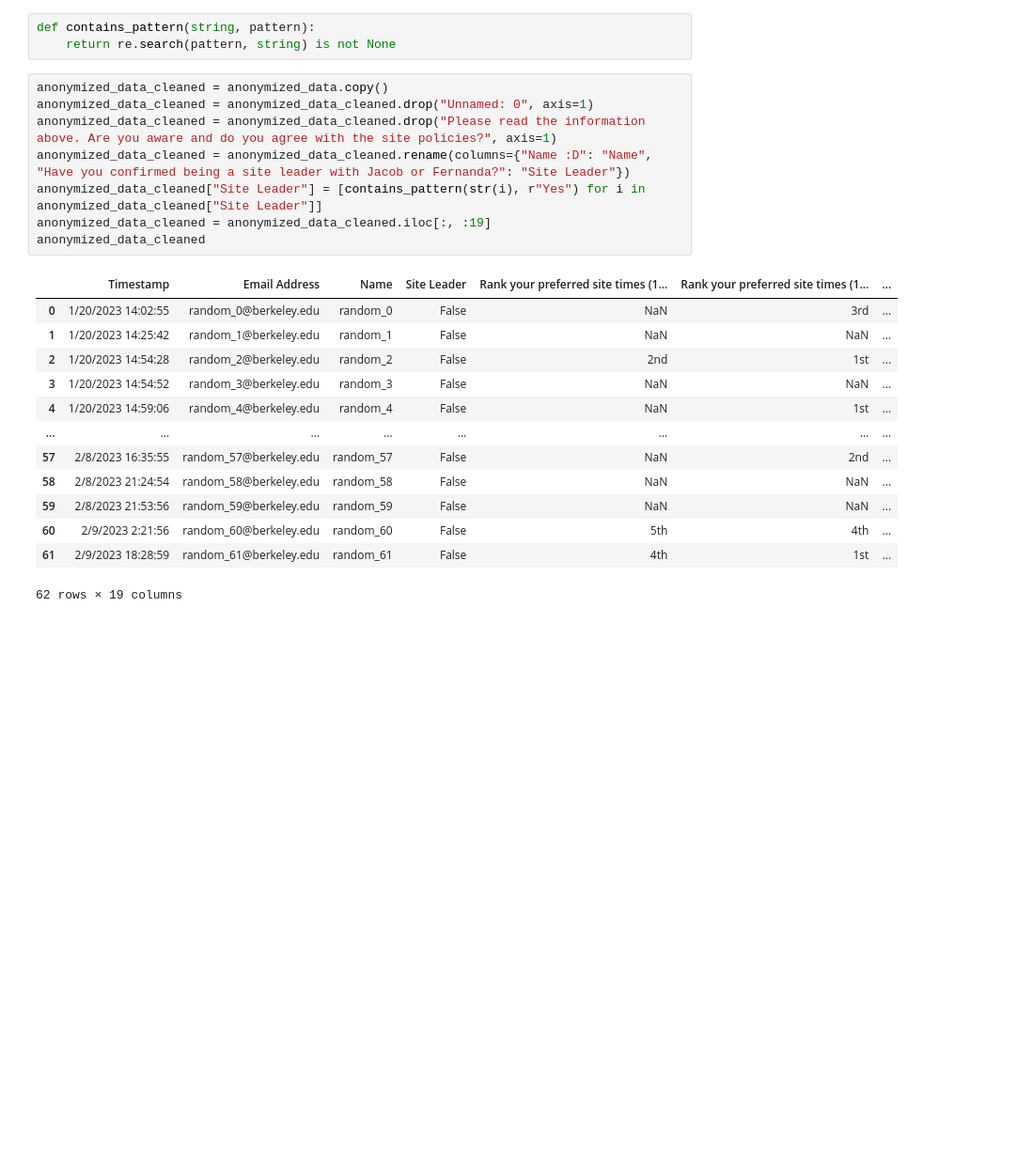
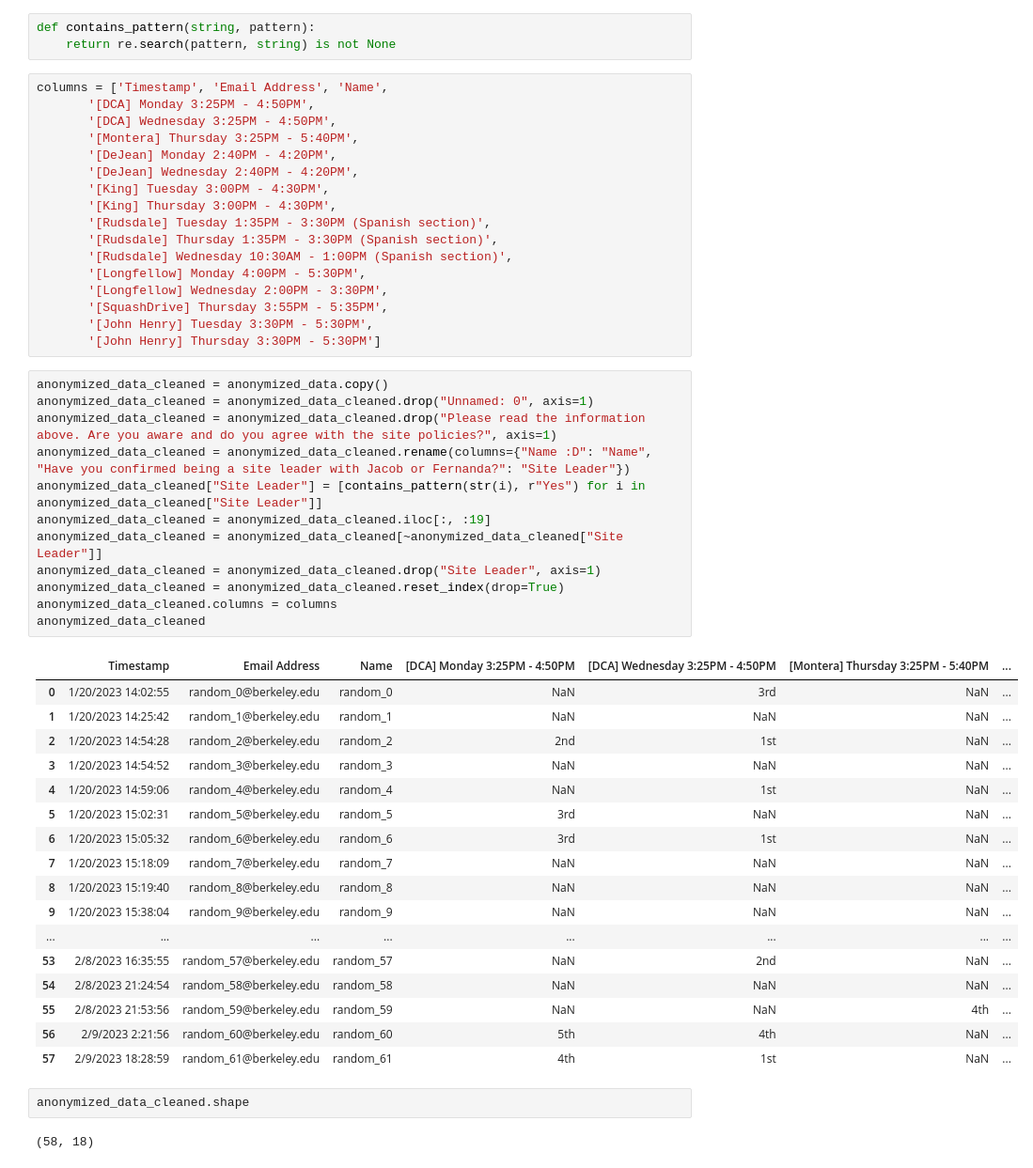
Before and after one commit to ANovaBerkeley/Site-Slotting, a Jupyter notebook: site-slotting/notebook.ipynb, the cells around one changed output. Shown: that part at 94% size. Cells and saved outputs as stored; diff of their text form; blank space fills up the shorter version.

```diff
--- a/site-slotting/notebook.ipynb
+++ b/site-slotting/notebook.ipynb
@@ -24,25 +26,54 @@ anonymized_data
 # %%
 def contains_pattern(string, pattern):
     return re.search(pattern, string) is not None
+# %%
+columns = ['Timestamp', 'Email Address', 'Name',
+       '[DCA] Monday 3:25PM - 4:50PM',
+       '[DCA] Wednesday 3:25PM - 4:50PM',
+       '[Montera] Thursday 3:25PM - 5:40PM',
+       '[DeJean] Monday 2:40PM - 4:20PM',
+       '[DeJean] Wednesday 2:40PM - 4:20PM',
+       '[King] Tuesday 3:00PM - 4:30PM',
+       '[King] Thursday 3:00PM - 4:30PM',
+       '[Rudsdale] Tuesday 1:35PM - 3:30PM (Spanish section)',
+       '[Rudsdale] Thursday 1:35PM - 3:30PM (Spanish section)',
+       '[Rudsdale] Wednesday 10:30AM - 1:00PM (Spanish section)',
+       '[Longfellow] Monday 4:00PM - 5:30PM',
+       '[Longfellow] Wednesday 2:00PM - 3:30PM',
+       '[SquashDrive] Thursday 3:55PM - 5:35PM',
+       '[John Henry] Tuesday 3:30PM - 5:30PM',
+       '[John Henry] Thursday 3:30PM - 5:30PM']
 # %%
 anonymized_data_cleaned = anonymized_data.copy()
 anonymized_data_cleaned = anonymized_data_cleaned.drop("Unnamed: 0", axis=1)
 anonymized_data_cleaned = anonymized_data_cleaned.drop("Please read the information above. Are you aware and do you agree with the site policies?", axis=1)
 anonymized_data_cleaned = anonymized_data_cleaned.rename(columns={"Name :D": "Name", "Have you confirmed being a site leader with Jacob or Fernanda?": "Site Leader"})
 anonymized_data_cleaned["Site Leader"] = [contains_pattern(str(i), r"Yes") for i in anonymized_data_cleaned["Site Leader"]]
 anonymized_data_cleaned = anonymized_data_cleaned.iloc[:, :19]
+anonymized_data_cleaned = anonymized_data_cleaned[~anonymized_data_cleaned["Site Leader"]]
+anonymized_data_cleaned = anonymized_data_cleaned.drop("Site Leader", axis=1)
+anonymized_data_cleaned = anonymized_data_cleaned.reset_index(drop=True)
+anonymized_data_cleaned.columns = columns
 anonymized_data_cleaned
 # %% [output]
-|  | Timestamp | Email Address | Name | Site Leader | Rank your preferred site times (1... | Rank your preferred site times (1... | ... |
-| 0 | 1/20/2023 14:02:55 | random_0@berkeley.edu | random_0 | False | NaN | 3rd | ... |
-| 1 | 1/20/2023 14:25:42 | random_1@berkeley.edu | random_1 | False | NaN | NaN | ... |
-| 2 | 1/20/2023 14:54:28 | random_2@berkeley.edu | random_2 | False | 2nd | 1st | ... |
-| 3 | 1/20/2023 14:54:52 | random_3@berkeley.edu | random_3 | False | NaN | NaN | ... |
-| 4 | 1/20/2023 14:59:06 | random_4@berkeley.edu | random_4 | False | NaN | 1st | ... |
+|  | Timestamp | Email Address | Name | [DCA] Monday 3:25PM - 4:50PM | [DCA] Wednesday 3:25PM - 4:50PM | [Montera] Thursday 3:25PM - 5:40PM | ... |
+| 0 | 1/20/2023 14:02:55 | random_0@berkeley.edu | random_0 | NaN | 3rd | NaN | ... |
+| 1 | 1/20/2023 14:25:42 | random_1@berkeley.edu | random_1 | NaN | NaN | NaN | ... |
+| 2 | 1/20/2023 14:54:28 | random_2@berkeley.edu | random_2 | 2nd | 1st | NaN | ... |
+| 3 | 1/20/2023 14:54:52 | random_3@berkeley.edu | random_3 | NaN | NaN | NaN | ... |
+| 4 | 1/20/2023 14:59:06 | random_4@berkeley.edu | random_4 | NaN | 1st | NaN | ... |
+| 5 | 1/20/2023 15:02:31 | random_5@berkeley.edu | random_5 | 3rd | NaN | NaN | ... |
+| 6 | 1/20/2023 15:05:32 | random_6@berkeley.edu | random_6 | 3rd | 1st | NaN | ... |
+| 7 | 1/20/2023 15:18:09 | random_7@berkeley.edu | random_7 | NaN | NaN | NaN | ... |
+| 8 | 1/20/2023 15:19:40 | random_8@berkeley.edu | random_8 | NaN | NaN | NaN | ... |
+| 9 | 1/20/2023 15:38:04 | random_9@berkeley.edu | random_9 | NaN | NaN | NaN | ... |
 | ... | ... | ... | ... | ... | ... | ... | ... |
-| 57 | 2/8/2023 16:35:55 | random_57@berkeley.edu | random_57 | False | NaN | 2nd | ... |
-| 58 | 2/8/2023 21:24:54 | random_58@berkeley.edu | random_58 | False | NaN | NaN | ... |
-| 59 | 2/8/2023 21:53:56 | random_59@berkeley.edu | random_59 | False | NaN | NaN | ... |
-| 60 | 2/9/2023 2:21:56 | random_60@berkeley.edu | random_60 | False | 5th | 4th | ... |
-| 61 | 2/9/2023 18:28:59 | random_61@berkeley.edu | random_61 | False | 4th | 1st | ... |
+| 53 | 2/8/2023 16:35:55 | random_57@berkeley.edu | random_57 | NaN | 2nd | NaN | ... |
+| 54 | 2/8/2023 21:24:54 | random_58@berkeley.edu | random_58 | NaN | NaN | NaN | ... |
+| 55 | 2/8/2023 21:53:56 | random_59@berkeley.edu | random_59 | NaN | NaN | 4th | ... |
+| 56 | 2/9/2023 2:21:56 | random_60@berkeley.edu | random_60 | 5th | 4th | NaN | ... |
+| 57 | 2/9/2023 18:28:59 | random_61@berkeley.edu | random_61 | 4th | 1st | NaN | ... |
-62 rows × 19 columns
+# %%
+anonymized_data_cleaned.shape
+# %% [output]
+(58, 18)
```
Also changed, not shown: parts of 3 cells of this notebook, 4 other files.
